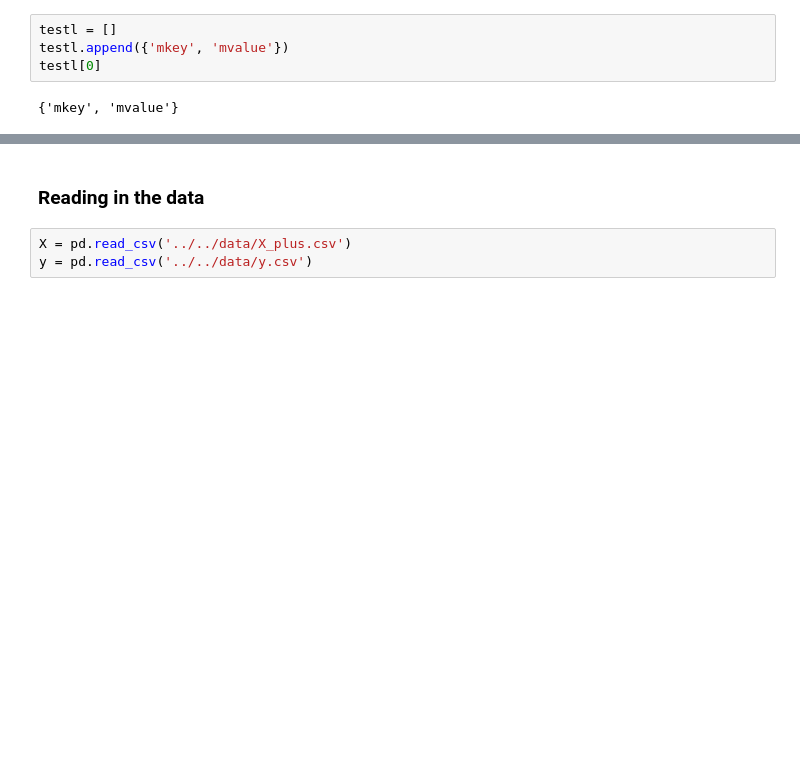
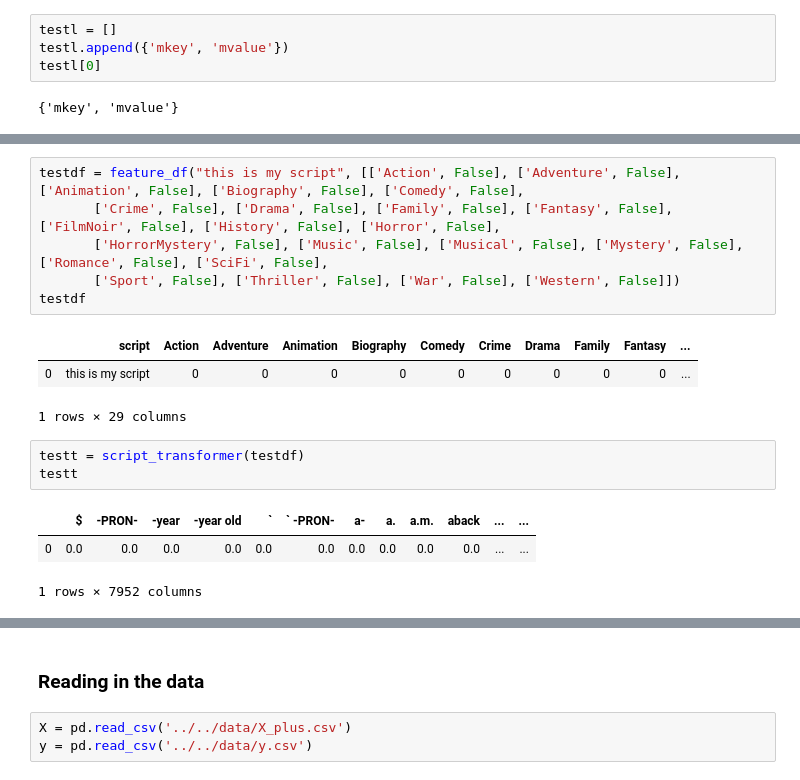
Before and after one commit to lougeo/NLP_Movie_Scripts, a Jupyter notebook: Notebooks/Model_Predict.ipynb, the cells around one changed output, grey strips where cells are left out. Cells and saved outputs as stored; diff of their text form; blank space fills up the shorter version.

```diff
--- a/Notebooks/Model_Predict.ipynb
+++ b/Notebooks/Model_Predict.ipynb
@@ -49,0 +162,17 @@ testl[0]
+# %%
+testdf = feature_df("this is my script", [['Action', False], ['Adventure', False], ['Animation', False], ['Biography', False], ['Comedy', False],
+       ['Crime', False], ['Drama', False], ['Family', False], ['Fantasy', False], ['FilmNoir', False], ['History', False], ['Horror', False],
+       ['HorrorMystery', False], ['Music', False], ['Musical', False], ['Mystery', False], ['Romance', False], ['SciFi', False],
+       ['Sport', False], ['Thriller', False], ['War', False], ['Western', False]])
+testdf
+# %% [output]
+|  | script | Action | Adventure | Animation | Biography | Comedy | Crime | Drama | Family | Fantasy | ... |
+| 0 | this is my script | 0 | 0 | 0 | 0 | 0 | 0 | 0 | 0 | 0 | ... |
+1 rows × 29 columns
+# %%
+testt = script_transformer(testdf)
+testt
+# %% [output]
+|  | $ | -PRON- | -year | -year old | ` | ` -PRON- | a- | a. | a.m. | aback | ... | ... |
+| 0 | 0.0 | 0.0 | 0.0 | 0.0 | 0.0 | 0.0 | 0.0 | 0.0 | 0.0 | 0.0 | ... | ... |
+1 rows × 7952 columns
```
Also changed, not shown: parts of 8 cells of this notebook, 6 other files.
